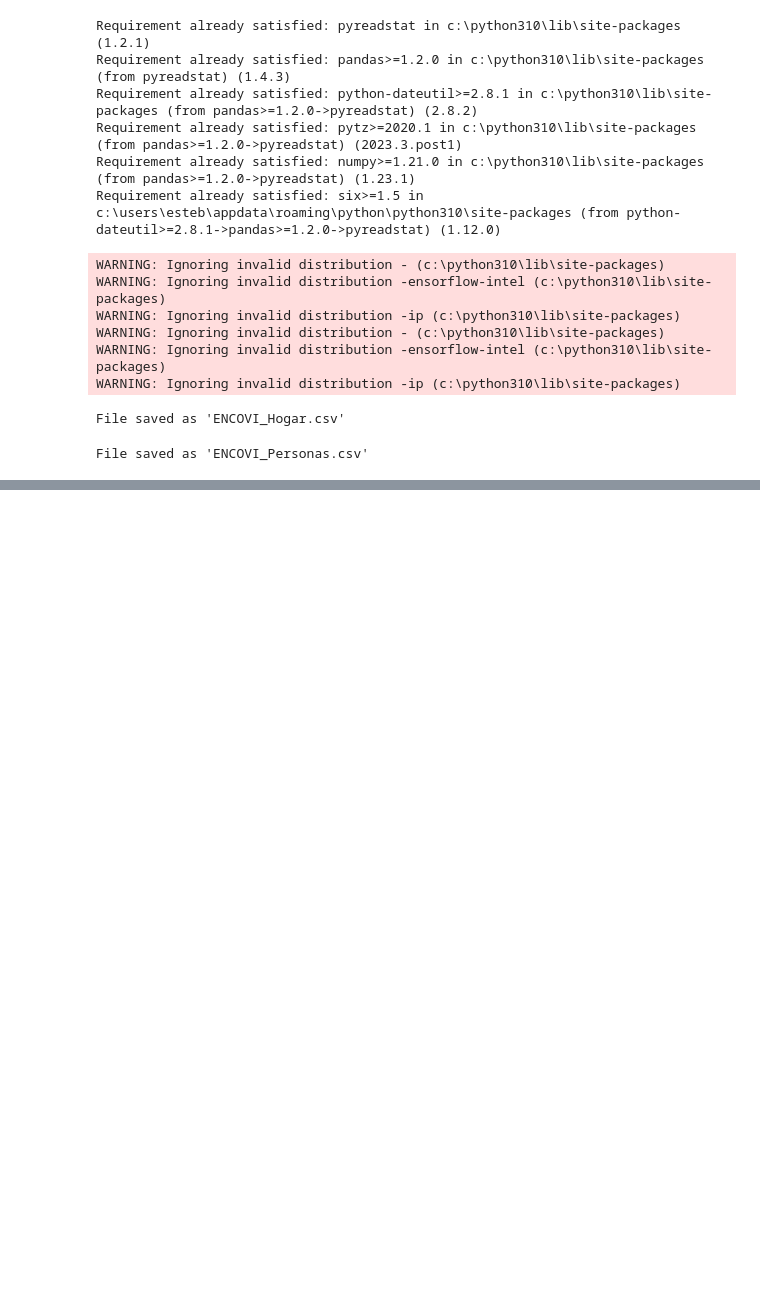
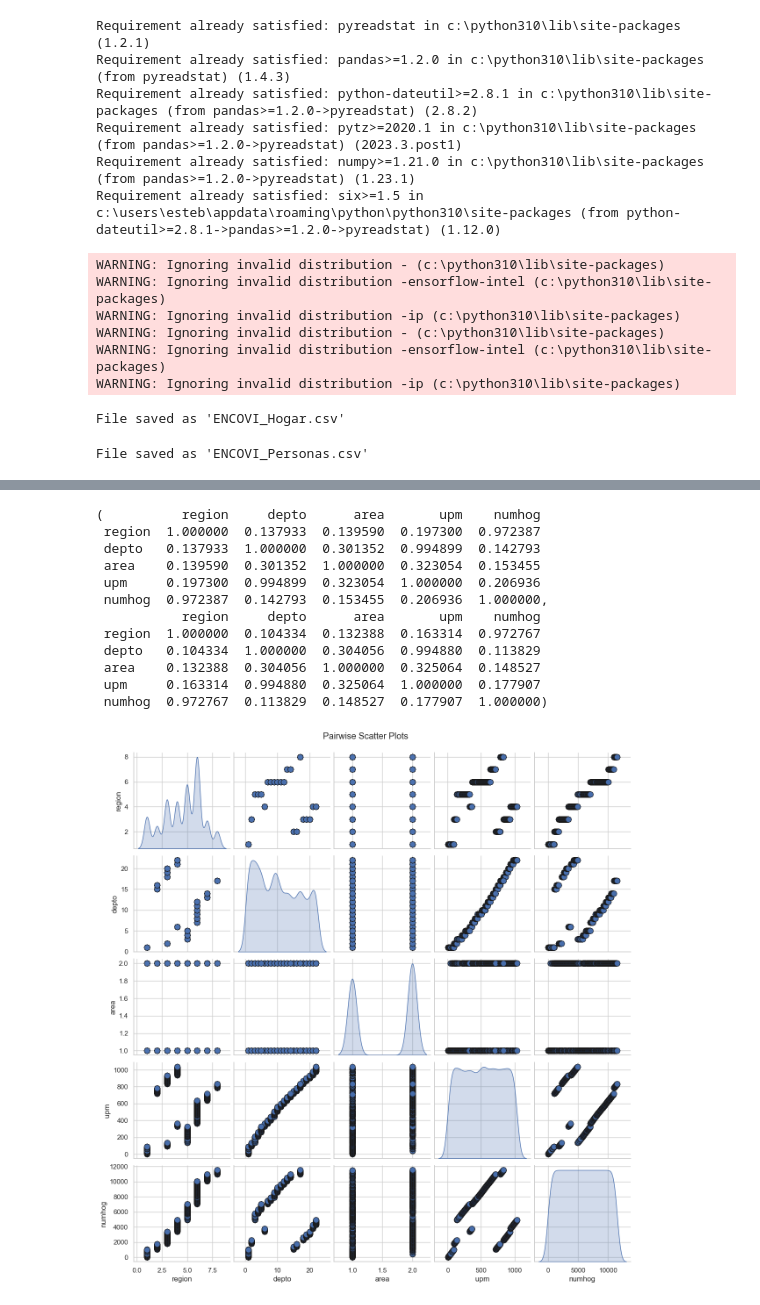
Before and after one commit to EstebanAG1005/Lab10-DS, a Jupyter notebook: lab10.ipynb, the cells around one changed output, grey strips where cells are left out. Cells and saved outputs as stored; diff of their text form; code cells hidden in the pictures; blank space fills up the shorter version.

```diff
--- a/lab10.ipynb
+++ b/lab10.ipynb
@@ -63,0 +103,21 @@ File saved as 'ENCOVI_Personas.csv'
+# %%
+# Función para calcular el porcentaje de valores faltantes por columna
+def missing_values_percentage(df):
+    return (df.isnull().sum() * 100 / len(df)).sort_values(ascending=False)
+
+# Calcular el porcentaje de valores faltantes para cada DataFrame
+hogar_missing_percentage = missing_values_percentage(encovi_hogar_df)
+personas_missing_percentage = missing_values_percentage(encovi_personas_df)
+
+# Función para normalizar los nombres de las columnas
+def normalize_column_names(df):
+    df.columns = df.columns.str.strip().str.lower().str.replace(' ', '_').str.replace('(', '').str.replace(')', '')
+    return df
+
+# Normalizar los nombres de las columnas
+encovi_hogar_df = normalize_column_names(encovi_hogar_df)
+encovi_personas_df = normalize_column_names(encovi_personas_df)
+
+# Visualizar los nombres de columnas normalizados y el porcentaje de valores faltantes
+(hogar_missing_percentage.head(10), personas_missing_percentage.head(10),
+ encovi_hogar_df.columns[:10], encovi_personas_df.columns[:10])
@@ -63,0 +261,36 @@ File saved as 'ENCOVI_Personas.csv'
+# %%
+# Función para realizar análisis bivariable
+def bivariate_analysis(df, num_cols_sample=5):
+    # Seleccionar una muestra de columnas numéricas para el análisis
+    sample_cols = df.select_dtypes(include=['number']).columns[:num_cols_sample]
+
+    # Correlaciones
+    corr_matrix = df[sample_cols].corr()
+
+    # Scatter plots
+    sns.pairplot(df[sample_cols], diag_kind='kde', plot_kws={'alpha':0.2, 's':80, 'edgecolor':'k'})
+    plt.suptitle('Pairwise Scatter Plots', y=1.02)
+
+    return corr_matrix
+
+# Análisis bivariable para el conjunto de datos de hogares
+hogar_corr_matrix = bivariate_analysis(encovi_hogar_cleaned)
+
+# Análisis bivariable para el conjunto de datos de personas
+personas_corr_matrix = bivariate_analysis(encovi_personas_cleaned)
+
+(hogar_corr_matrix, personas_corr_matrix)
+# %% [output]
+(          region     depto      area       upm    numhog
+ region  1.000000  0.137933  0.139590  0.197300  0.972387
+ depto   0.137933  1.000000  0.301352  0.994899  0.142793
+ area    0.139590  0.301352  1.000000  0.323054  0.153455
+ upm     0.197300  0.994899  0.323054  1.000000  0.206936
+ numhog  0.972387  0.142793  0.153455  0.206936  1.000000,
+           region     depto      area       upm    numhog
+ region  1.000000  0.104334  0.132388  0.163314  0.972767
+ depto   0.104334  1.000000  0.304056  0.994880  0.113829
+ area    0.132388  0.304056  1.000000  0.325064  0.148527
+ upm     0.163314  0.994880  0.325064  1.000000  0.177907
+ numhog  0.972767  0.113829  0.148527  0.177907  1.000000)
+[figure, added]
```
Also changed, not shown: parts of 8 cells of this notebook.
